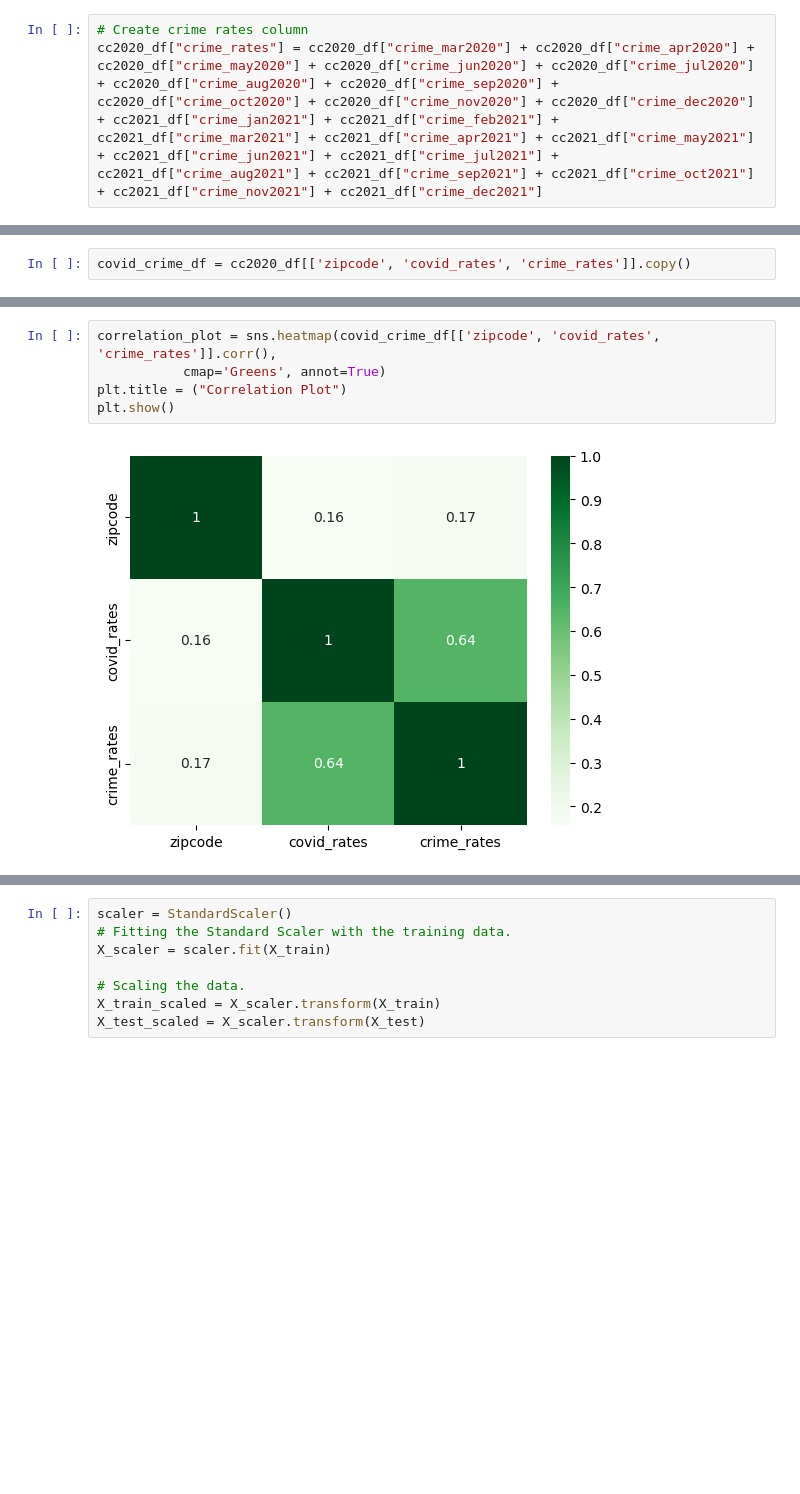
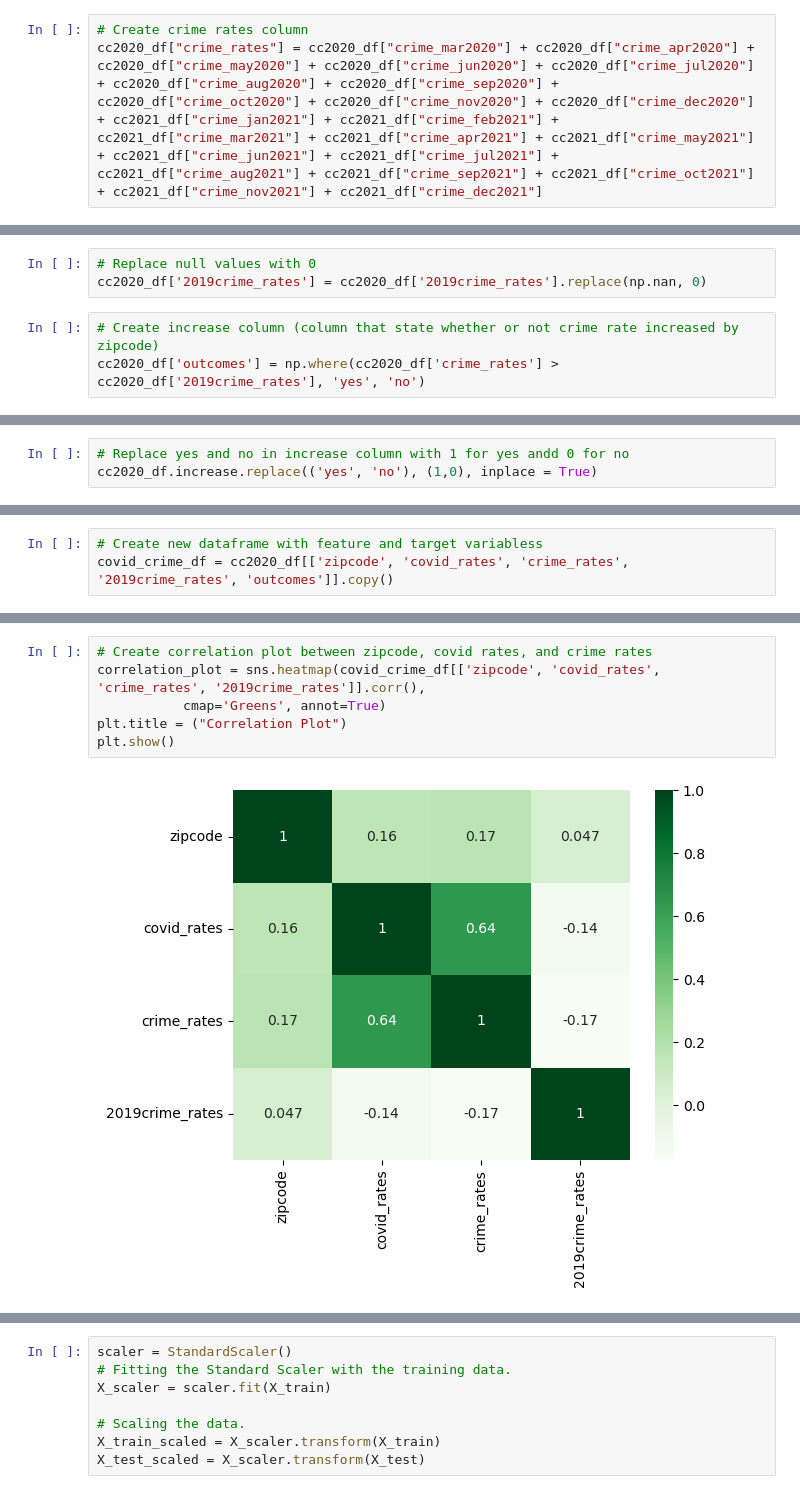
Before and after one commit to jenchick/Austin_Pandemic_Crime, a Jupyter notebook: Segment3_Models/Logistic_Regression_Model.ipynb, the cells around one changed output, grey strips where cells are left out. Drawn from its saved outputs; the diff is of its cells as text; blank space fills up the shorter version.

```diff
--- a/Segment3_Models/Logistic_Regression_Model.ipynb
+++ b/Segment3_Models/Logistic_Regression_Model.ipynb
@@ -165,0 +176,6 @@ cc2020_df.head()
+# %%
+# Replace null values with 0
+cc2020_df['2019crime_rates'] = cc2020_df['2019crime_rates'].replace(np.nan, 0)
+# %%
+# Create increase column (column that state whether or not crime rate increased by zipcode)
+cc2020_df['outcomes'] = np.where(cc2020_df['crime_rates'] > cc2020_df['2019crime_rates'], 'yes', 'no')
@@ -165,0 +204,3 @@ cc2020_df.head()
+# %%
+# Replace yes and no in increase column with 1 for yes andd 0 for no
+cc2020_df.increase.replace(('yes', 'no'), (1,0), inplace = True)
@@ -166,3 +229,4 @@ cc2020_df.head()
 # %%
-covid_crime_df = cc2020_df[['zipcode', 'covid_rates', 'crime_rates']].copy()
+# Create new dataframe with feature and target variabless
+covid_crime_df = cc2020_df[['zipcode', 'covid_rates', 'crime_rates', '2019crime_rates', 'outcomes']].copy()
 # %%
@@ -188,7 +242,8 @@ print(covid_crime_df.to_string())
 # %%
-correlation_plot = sns.heatmap(covid_crime_df[['zipcode', 'covid_rates', 'crime_rates']].corr(),
+# Create correlation plot between zipcode, covid rates, and crime rates
+correlation_plot = sns.heatmap(covid_crime_df[['zipcode', 'covid_rates', 'crime_rates', '2019crime_rates']].corr(),
            cmap='Greens', annot=True)
 plt.title = ("Correlation Plot")
 plt.show()
 # %% [output]
-[figure, old version]
+[figure, new version]
```
Also changed, not shown: parts of 28 cells of this notebook.
